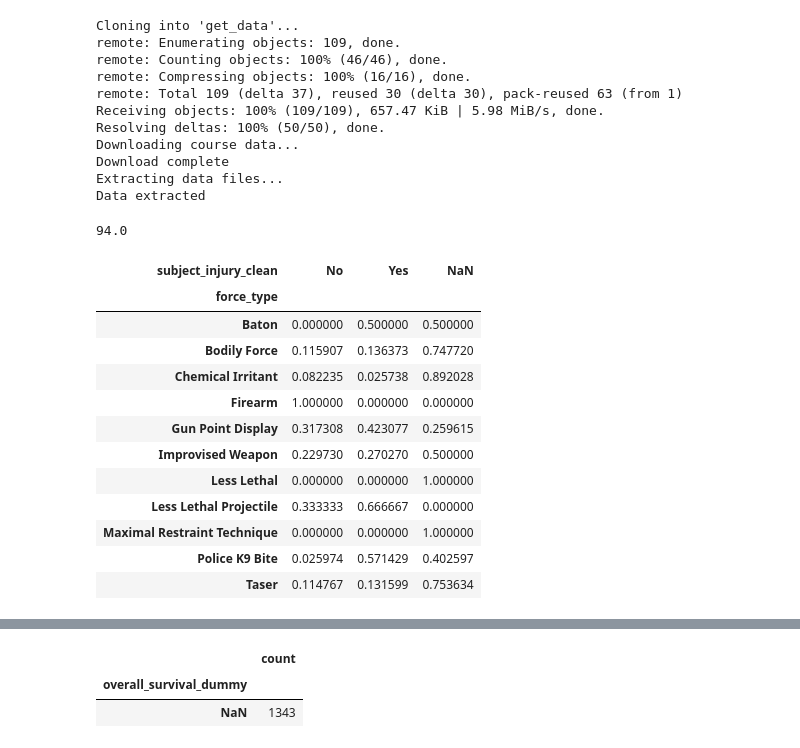
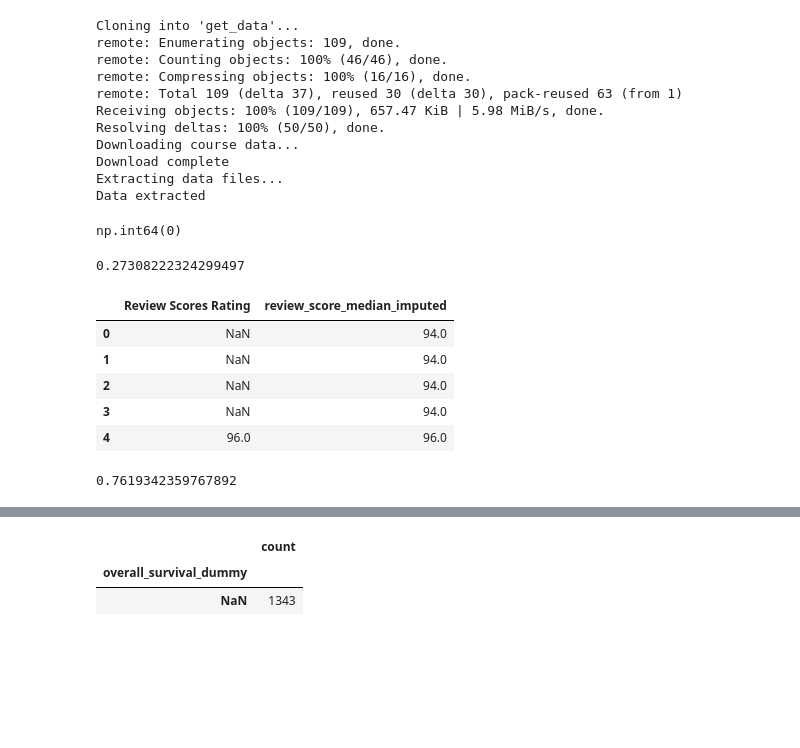
Before and after one commit to hershiaytoda/undergrad_ml_assignments, a Jupyter notebook: 01_assignment_wrangling_and_eda.ipynb, the cells around one changed output, grey strips where cells are left out. Saved outputs shown, nothing was run; the diff lists cells and outputs as text; code cells hidden in the pictures; blank space fills up the shorter version.

```diff
--- a/01_assignment_wrangling_and_eda.ipynb
+++ b/01_assignment_wrangling_and_eda.ipynb
@@ -28,26 +37,41 @@ Download complete
 Extracting data files...
 Data extracted
 # %%
-#Q1 cleaning and Q4 missing values
+#Q1 cleaning
 df = pd.read_csv("data/airbnb_NYC.csv", encoding="latin1")
 df.head()
 df['Price'].unique()
 
 df['Price'] = df['Price'].str.replace(',','')
-df['Price'].unique()
 df['Price'] = pd.to_numeric(df['Price'], errors='coerce')
 df['Price'].unique()
 df['Price'].dtype
 df['Price'].isna().sum()
-
-
-df['Review Scores Rating'].isna().sum()
-median = df['Review Scores Rating'].median()
-df['Review Scores Rating'] = df['Review Scores Rating'].fillna(median)
-
-print(median)
 # %% [output]
-94.0
+np.int64(0)
+# %%
+#q4
+df = pd.read_csv("data/airbnb_NYC.csv", encoding="latin1")
+
+prop_missing = df["Review Scores Rating"].isna().mean()
+print(prop_missing)
+
+
+
+
+median_rating = df["Review Scores Rating"].median()
+df["review_score_median_imputed"] = df["Review Scores Rating"].fillna(median_rating)
+df["review_score_median_imputed"].isna().sum()
+
+df[["Review Scores Rating", "review_score_median_imputed"]].head()
+# %% [output]
+0.27308222324299497
+|  | Review Scores Rating | review_score_median_imputed |
+| 0 | NaN | 94.0 |
+| 1 | NaN | 94.0 |
+| 2 | NaN | 94.0 |
+| 3 | NaN | 94.0 |
+| 4 | 96.0 | 96.0 |
 # %%
 # q2
 import pandas as pd
@@ -61,32 +85,9 @@ df["subject_injury_clean"] = (
     .str.lower()
     .map({"yes": "Yes", "no": "No"})
 )
+df
 
 prop_missing = df["subject_injury_clean"].isna().mean()
-prop_missing
-
-
-crosstab = pd.crosstab(
-    df["force_type"],
-    df["subject_injury_clean"],
-    dropna=False
-)
-
-crosstab
-
-crosstab_prop = crosstab.div(crosstab.sum(axis=1), axis=0)
-crosstab_prop
+print(prop_missing)
 # %% [output]
-| subject_injury_clean | No | Yes | NaN |
-| force_type |  |  |  |
-| Baton | 0.000000 | 0.500000 | 0.500000 |
-| Bodily Force | 0.115907 | 0.136373 | 0.747720 |
-| Chemical Irritant | 0.082235 | 0.025738 | 0.892028 |
-| Firearm | 1.000000 | 0.000000 | 0.000000 |
-| Gun Point Display | 0.317308 | 0.423077 | 0.259615 |
-| Improvised Weapon | 0.229730 | 0.270270 | 0.500000 |
-| Less Lethal | 0.000000 | 0.000000 | 1.000000 |
-| Less Lethal Projectile | 0.333333 | 0.666667 | 0.000000 |
-| Maximal Restraint Technique | 0.000000 | 0.000000 | 1.000000 |
-| Police K9 Bite | 0.025974 | 0.571429 | 0.402597 |
-| Taser | 0.114767 | 0.131599 | 0.753634 |
+0.7619342359767892
```
Also changed, not shown: parts of 2 cells of this notebook.
